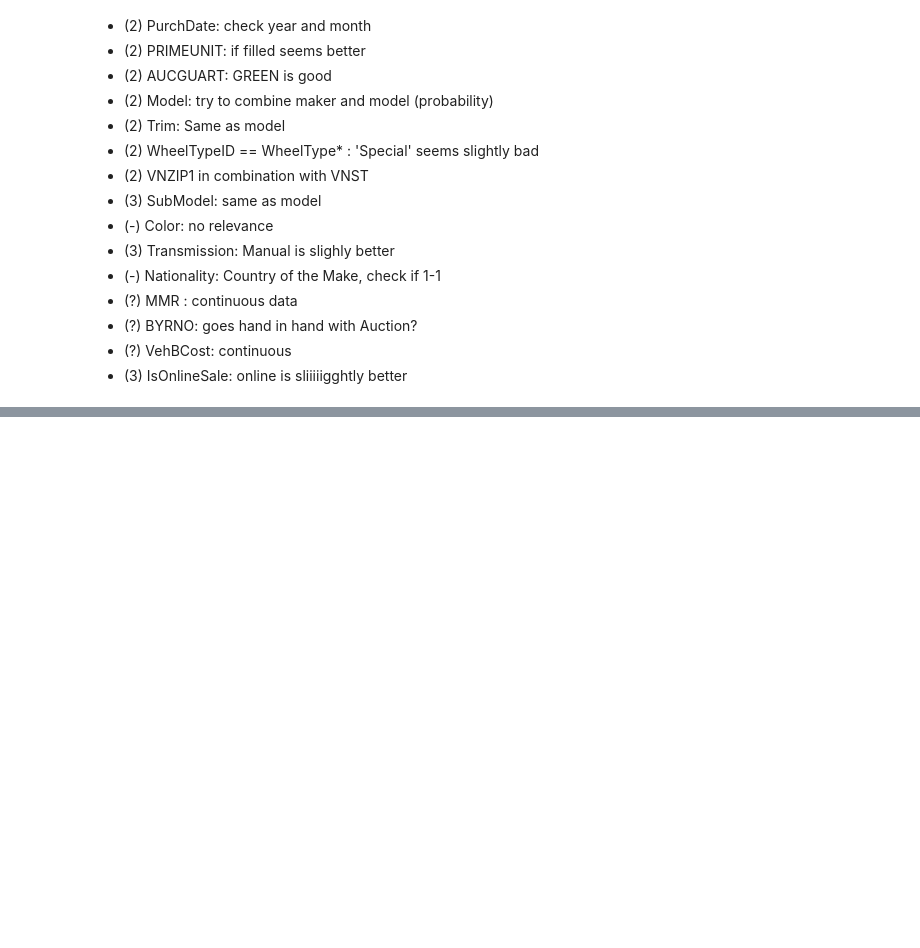
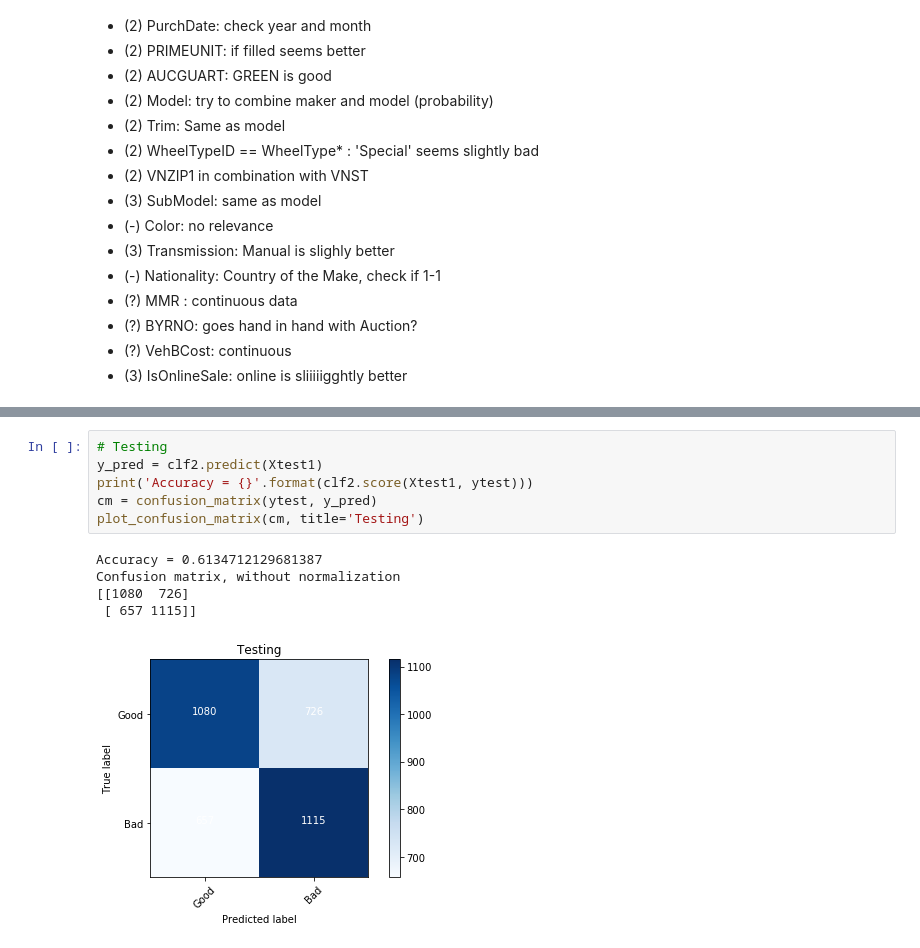
Before and after one commit to tolarteh/cardashians, a Jupyter notebook: Neural Network.ipynb, the cells around one changed output, grey strips where cells are left out. Drawn from its saved outputs; the diff is of its cells as text; blank space fills up the shorter version.

```diff
--- a/Neural Network.ipynb
+++ b/Neural Network.ipynb
@@ -55,0 +215,12 @@ len(test)
+# %%
+# Testing
+y_pred = clf2.predict(Xtest1)
+print('Accuracy = {}'.format(clf2.score(Xtest1, ytest)))
+cm = confusion_matrix(ytest, y_pred)
+plot_confusion_matrix(cm, title='Testing')
+# %% [output]
+Accuracy = 0.6134712129681387
+Confusion matrix, without normalization
+[[1080  726]
+ [ 657 1115]]
+[figure, added]
```
Also changed, not shown: parts of 17 cells of this notebook, 1 other file.
